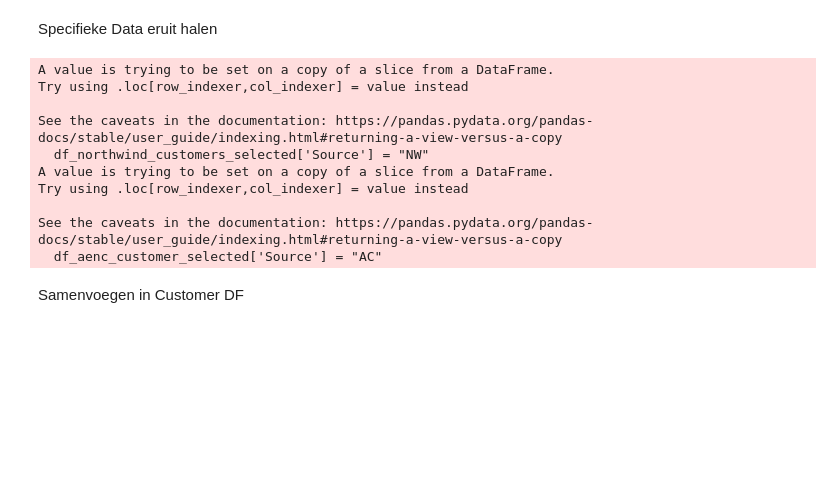
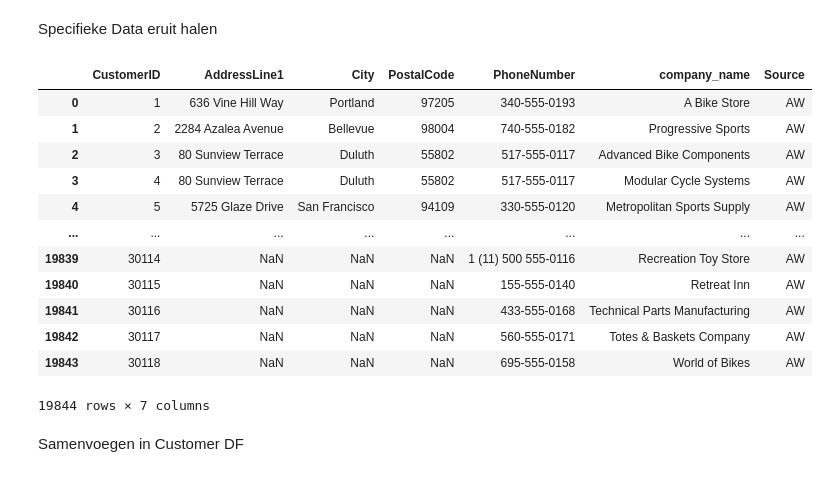
Before and after one commit to JordiPan/United-Outdoors, a Jupyter notebook: python/customer_tables.ipynb, the cells around one changed output. Cells and saved outputs as stored; diff of their text form; code cells hidden in the pictures; blank space fills up the shorter version.

```diff
--- a/python/customer_tables.ipynb
+++ b/python/customer_tables.ipynb
@@ -99,24 +101,29 @@ df_northwind_customers = pd.read_sql_query('SELECT * FROM customers', northwind_
 Specifieke Data eruit halen
 # %%
 # Select specific columns and rename them
-df_aw_customers_selected = merged_df_aw[['BusinessEntityID', 'AddressLine1', 'City', 'PostalCode', 'PhoneNumber']]
-df_northwind_customers_selected = df_northwind_customers[['CustomerID', 'CompanyName', 'Address', 'City', 'PostalCode', 'Phone']]
-df_aenc_customer_selected = df_aenc_customer[['id', 'address', 'city', 'zip', 'phone', 'company_name']]
+df_aw_customers_selected = merged_df_aw.loc[:,['CustomerID', 'AddressLine1', 'City', 'PostalCode', 'PhoneNumber', 'company_name']]
+df_northwind_customers_selected = df_northwind_customers.loc[:,['CustomerID', 'CompanyName', 'Address', 'City', 'PostalCode', 'Phone']]
+df_aenc_customer_selected = df_aenc_customer.loc[:,['CustomerID', 'address', 'city', 'zip', 'phone', 'company_name']]
 
 df_aw_customers_selected['Source'] = "AW"
 df_northwind_customers_selected['Source'] = "NW"
 df_aenc_customer_selected['Source'] = "AC"
+
+df_aw_customers_selected
 # %% [output]
+|  | CustomerID | AddressLine1 | City | PostalCode | PhoneNumber | company_name | Source |
+| 0 | 1 | 636 Vine Hill Way | Portland | 97205 | 340-555-0193 | A Bike Store | AW |
+| 1 | 2 | 2284 Azalea Avenue | Bellevue | 98004 | 740-555-0182 | Progressive Sports | AW |
+| 2 | 3 | 80 Sunview Terrace | Duluth | 55802 | 517-555-0117 | Advanced Bike Components | AW |
+| 3 | 4 | 80 Sunview Terrace | Duluth | 55802 | 517-555-0117 | Modular Cycle Systems | AW |
+| 4 | 5 | 5725 Glaze Drive | San Francisco | 94109 | 330-555-0120 | Metropolitan Sports Supply | AW |
+| ... | ... | ... | ... | ... | ... | ... | ... |
+| 19839 | 30114 | NaN | NaN | NaN | 1 (11) 500 555-0116 | Recreation Toy Store | AW |
+| 19840 | 30115 | NaN | NaN | NaN | 155-555-0140 | Retreat Inn | AW |
+| 19841 | 30116 | NaN | NaN | NaN | 433-555-0168 | Technical Parts Manufacturing | AW |
+| 19842 | 30117 | NaN | NaN | NaN | 560-555-0171 | Totes & Baskets Company | AW |
+| 19843 | 30118 | NaN | NaN | NaN | 695-555-0158 | World of Bikes | AW |
-A value is trying to be set on a copy of a slice from a DataFrame.
-Try using .loc[row_indexer,col_indexer] = value instead
-
-See the caveats in the documentation: https://pandas.pydata.org/pandas-docs/stable/user_guide/indexing.html#returning-a-view-versus-a-copy
-  df_northwind_customers_selected['Source'] = "NW"
-A value is trying to be set on a copy of a slice from a DataFrame.
-Try using .loc[row_indexer,col_indexer] = value instead
-
-See the caveats in the documentation: https://pandas.pydata.org/pandas-docs/stable/user_guide/indexing.html#returning-a-view-versus-a-copy
-  df_aenc_customer_selected['Source'] = "AC"
+19844 rows × 7 columns
 # %% [markdown]
 Samenvoegen in Customer DF
 # %%
```
Also changed, not shown: parts of 5 cells of this notebook, 3 other files.
